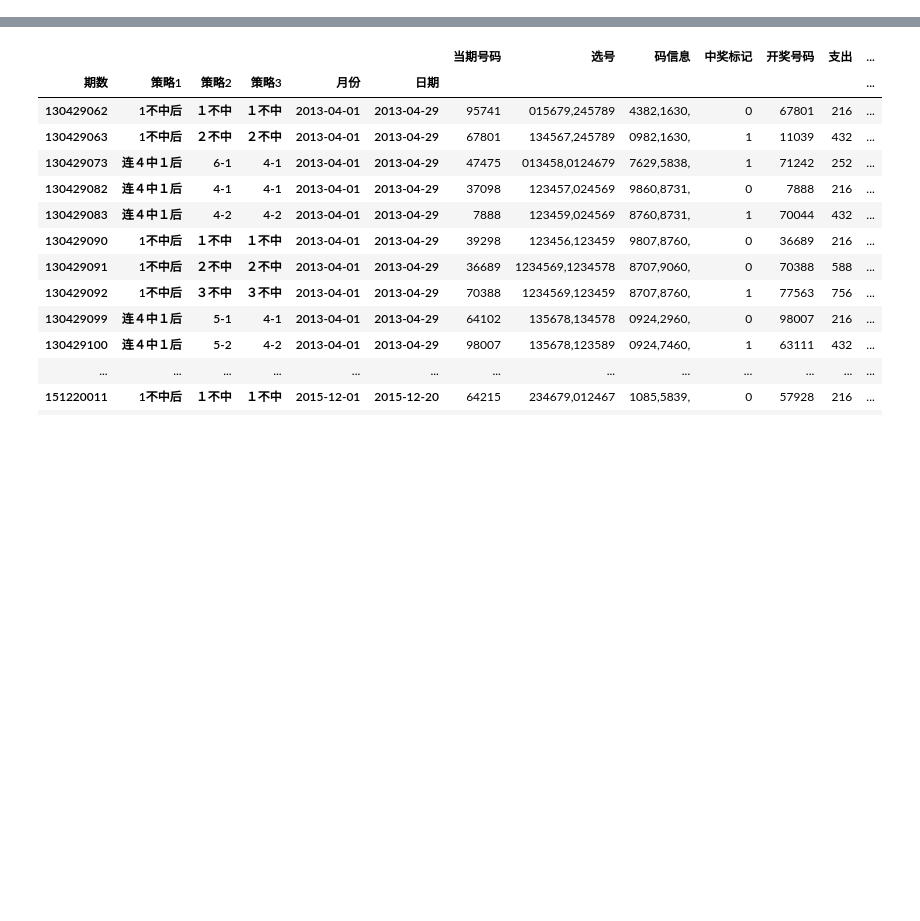
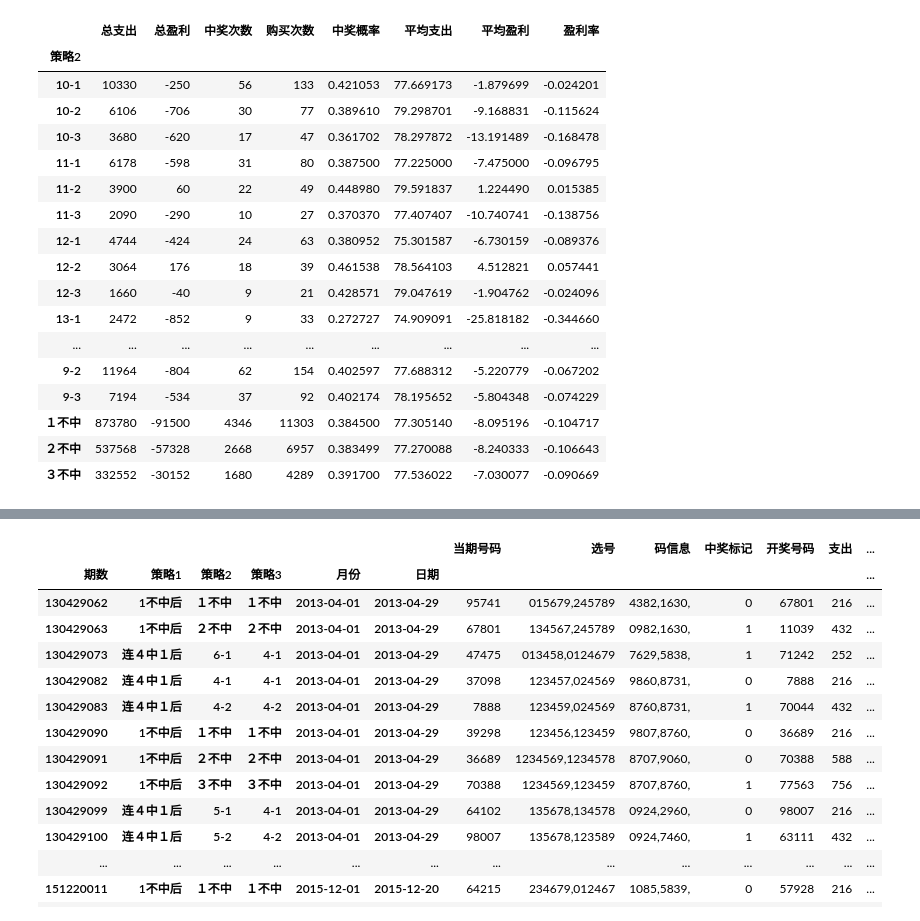
Before and after one commit to Tskatom/Lottery, a Jupyter notebook: issues/Evaluate.ipynb, the cells around one changed output, grey strips where cells are left out. Cells and saved outputs as stored; diff of their text form; code cells hidden in the pictures; blank space fills up the shorter version.

```diff
--- a/issues/Evaluate.ipynb
+++ b/issues/Evaluate.ipynb
@@ -59,0 +55,21 @@ pds.concat([_sum, _mean], axis=1)
+# %%
+probs
+# %% [output]
+|  | 总支出 | 总盈利 | 中奖次数 | 购买次数 | 中奖概率 | 平均支出 | 平均盈利 | 盈利率 |
+| 策略2 |  |  |  |  |  |  |  |  |
+| 10-1 | 10330 | -250 | 56 | 133 | 0.421053 | 77.669173 | -1.879699 | -0.024201 |
+| 10-2 | 6106 | -706 | 30 | 77 | 0.389610 | 79.298701 | -9.168831 | -0.115624 |
+| 10-3 | 3680 | -620 | 17 | 47 | 0.361702 | 78.297872 | -13.191489 | -0.168478 |
+| 11-1 | 6178 | -598 | 31 | 80 | 0.387500 | 77.225000 | -7.475000 | -0.096795 |
+| 11-2 | 3900 | 60 | 22 | 49 | 0.448980 | 79.591837 | 1.224490 | 0.015385 |
+| 11-3 | 2090 | -290 | 10 | 27 | 0.370370 | 77.407407 | -10.740741 | -0.138756 |
+| 12-1 | 4744 | -424 | 24 | 63 | 0.380952 | 75.301587 | -6.730159 | -0.089376 |
+| 12-2 | 3064 | 176 | 18 | 39 | 0.461538 | 78.564103 | 4.512821 | 0.057441 |
+| 12-3 | 1660 | -40 | 9 | 21 | 0.428571 | 79.047619 | -1.904762 | -0.024096 |
+| 13-1 | 2472 | -852 | 9 | 33 | 0.272727 | 74.909091 | -25.818182 | -0.344660 |
+| ... | ... | ... | ... | ... | ... | ... | ... | ... |
+| 9-2 | 11964 | -804 | 62 | 154 | 0.402597 | 77.688312 | -5.220779 | -0.067202 |
+| 9-3 | 7194 | -534 | 37 | 92 | 0.402174 | 78.195652 | -5.804348 | -0.074229 |
+| １不中 | 873780 | -91500 | 4346 | 11303 | 0.384500 | 77.305140 | -8.095196 | -0.104717 |
+| ２不中 | 537568 | -57328 | 2668 | 6957 | 0.383499 | 77.270088 | -8.240333 | -0.106643 |
+| ３不中 | 332552 | -30152 | 1680 | 4289 | 0.391700 | 77.536022 | -7.030077 | -0.090669 |
```
Also changed, not shown: parts of 11 cells of this notebook, 2 other files.
